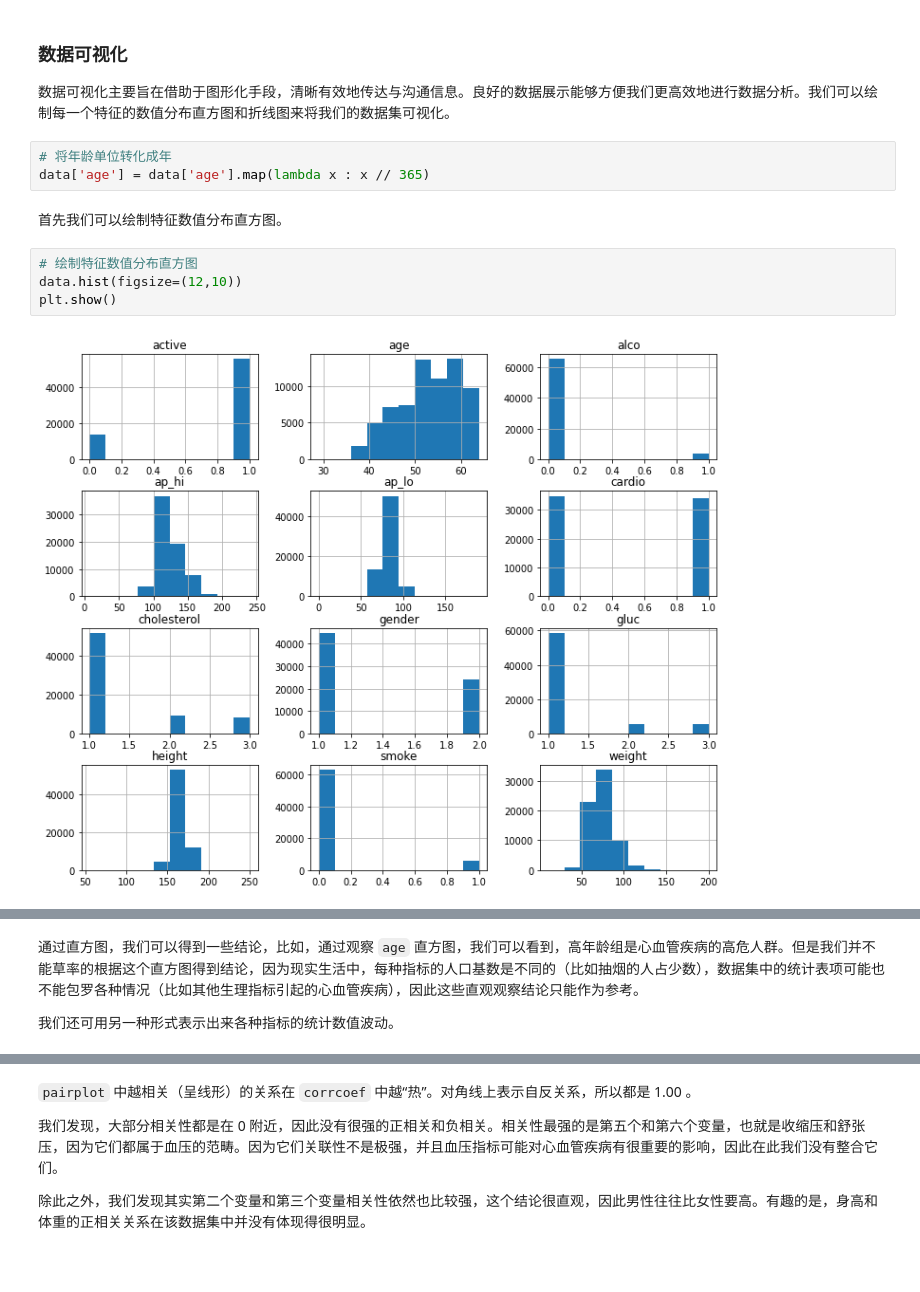
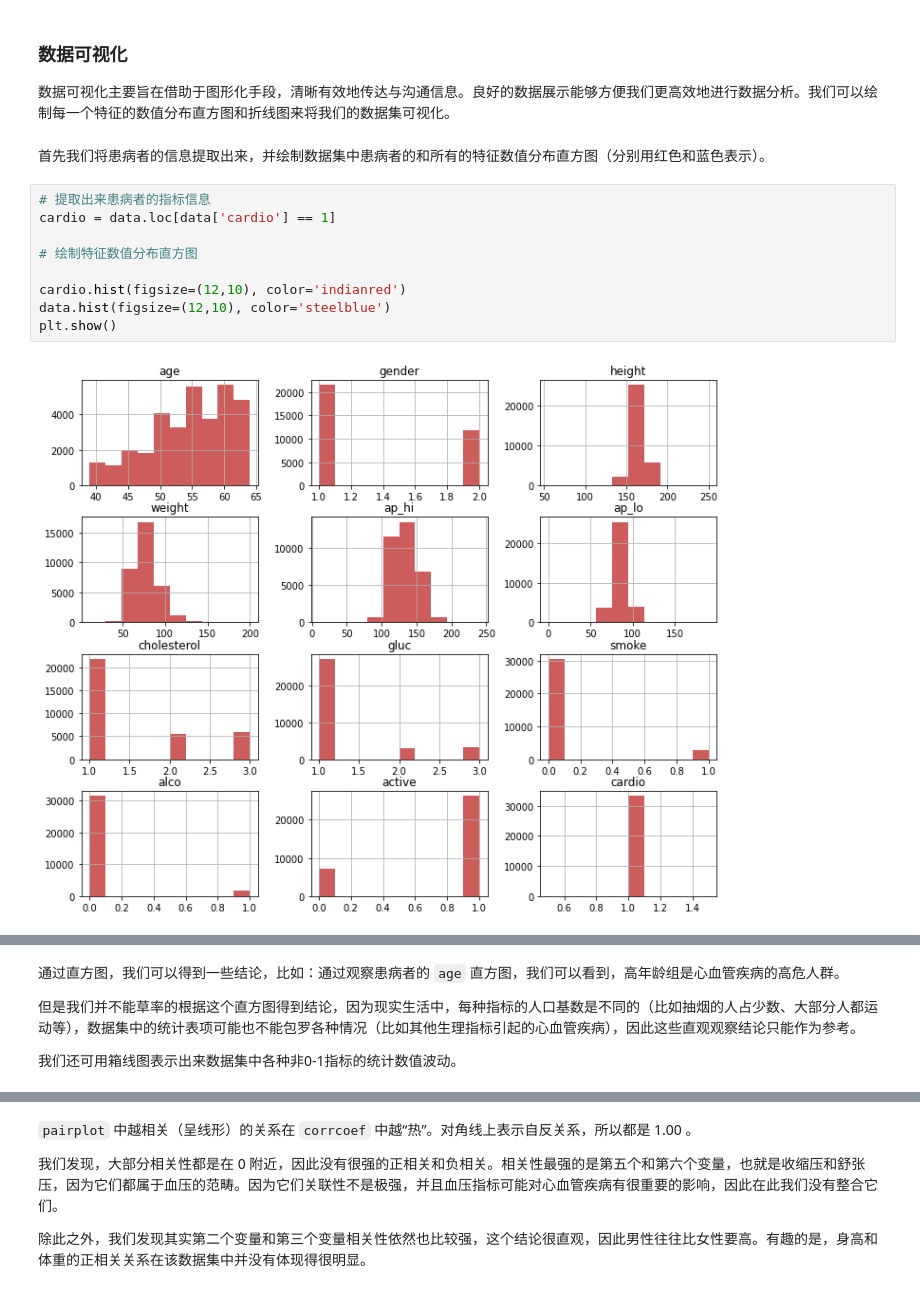
Before and after one commit to LovelyBuggies/Python_Cardiovascular_Disease_Predict, a Jupyter notebook: predict.ipynb, the cells around one changed output, grey strips where cells are left out. Cells and saved outputs as stored; diff of their text form; blank space fills up the shorter version.

```diff
--- a/predict.ipynb
+++ b/predict.ipynb
@@ -128,14 +135,16 @@ memory usage: 6.8 MB
 ### 数据可视化
 
 数据可视化主要旨在借助于图形化手段，清晰有效地传达与沟通信息。良好的数据展示能够方便我们更高效地进行数据分析。我们可以绘制每一个特征的数值分布直方图和折线图来将我们的数据集可视化。
-# %%
-# 将年龄单位转化成年
-data['age'] = data['age'].map(lambda x : x // 365)
-# %% [markdown]
-首先我们可以绘制特征数值分布直方图。
+# %% [markdown]
+首先我们将患病者的信息提取出来，并绘制数据集中患病者的和所有的特征数值分布直方图（分别用红色和蓝色表示）。
 # %%
+# 提取出来患病者的指标信息
+cardio = data.loc[data['cardio'] == 1]
+
 # 绘制特征数值分布直方图
-data.hist(figsize=(12,10))
+
+cardio.hist(figsize=(12,10), color='indianred')
+data.hist(figsize=(12,10), color='steelblue')
 plt.show()
 # %% [output]
-[figure, old version]
+[figure, new version]
@@ -142,4 +152,6 @@ plt.show()
 # %% [markdown]
-通过直方图，我们可以得到一些结论，比如，通过观察 `age` 直方图，我们可以看到，高年龄组是心血管疾病的高危人群。但是我们并不能草率的根据这个直方图得到结论，因为现实生活中，每种指标的人口基数是不同的（比如抽烟的人占少数），数据集中的统计表项可能也不能包罗各种情况（比如其他生理指标引起的心血管疾病），因此这些直观观察结论只能作为参考。
+通过直方图，我们可以得到一些结论，比如：通过观察患病者的 `age` 直方图，我们可以看到，高年龄组是心血管疾病的高危人群。
 
-我们还可用另一种形式表示出来各种指标的统计数值波动。
+但是我们并不能草率的根据这个直方图得到结论，因为现实生活中，每种指标的人口基数是不同的（比如抽烟的人占少数、大部分人都运动等），数据集中的统计表项可能也不能包罗各种情况（比如其他生理指标引起的心血管疾病），因此这些直观观察结论只能作为参考。
+
+我们还可用箱线图表示出来数据集中各种非0-1指标的统计数值波动。
```
Also changed, not shown: parts of 41 cells of this notebook.
